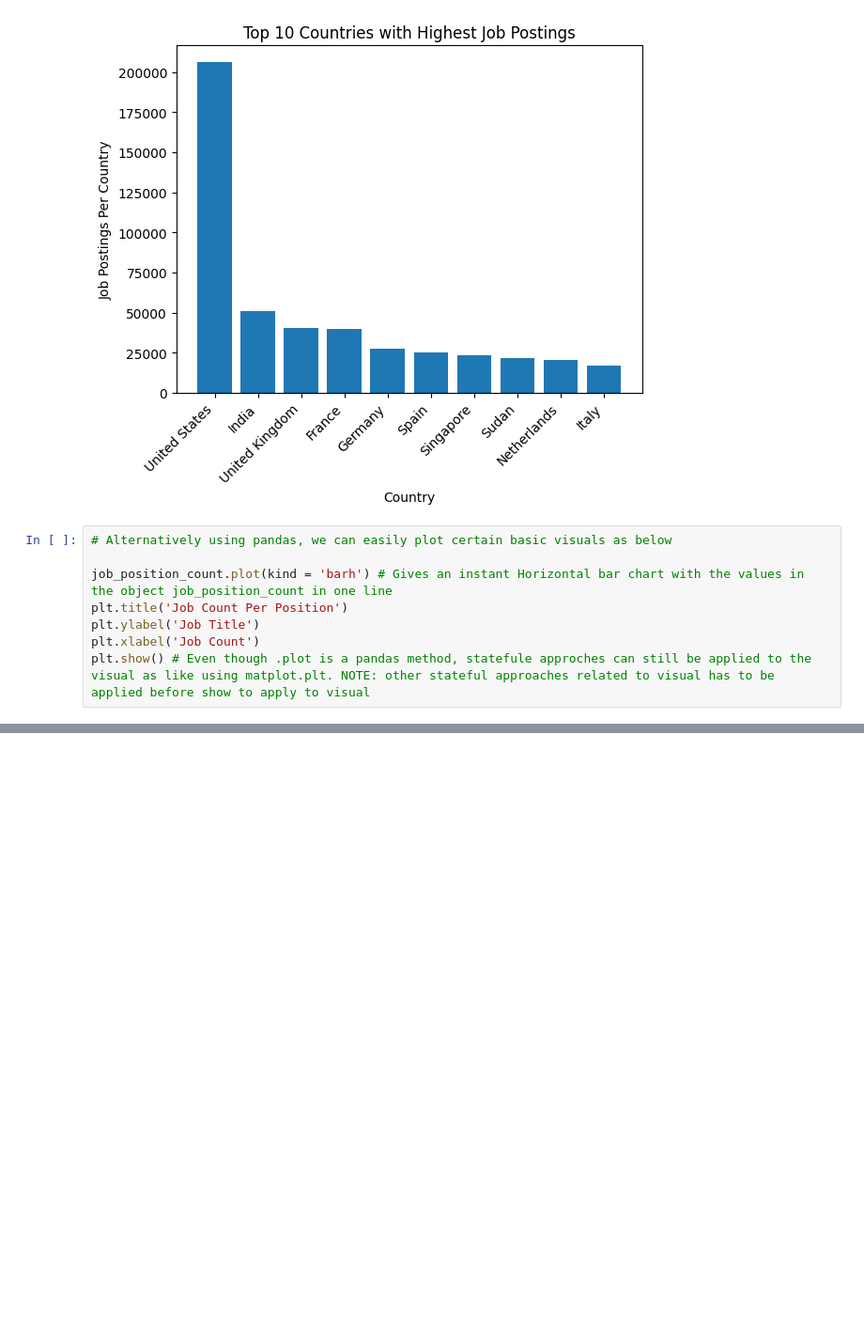
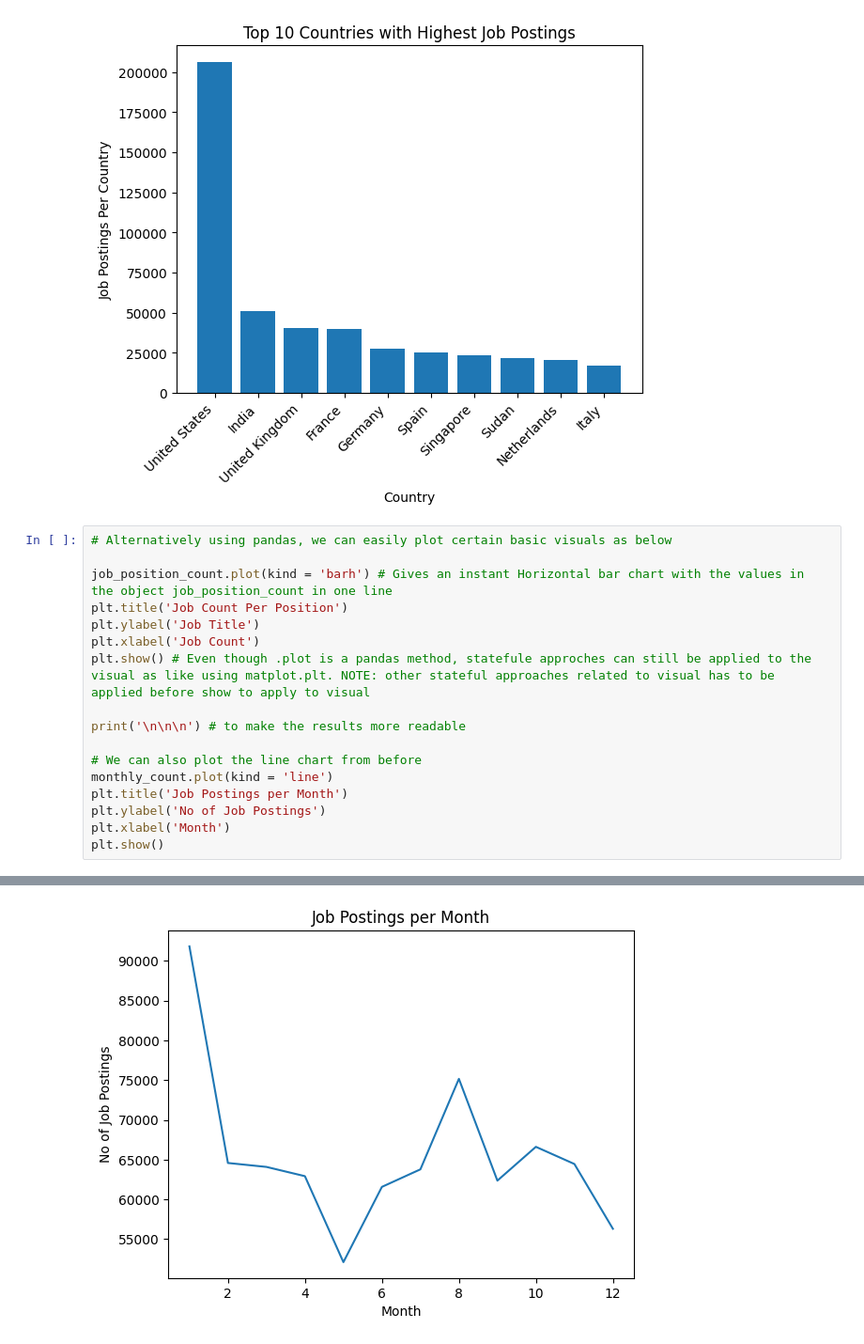
Before and after one commit to dareoyeleke/python_scripting, a Jupyter notebook: matplot_basics.ipynb, the cells around one changed output, grey strips where cells are left out. Shown at 94% size. Cells and saved outputs as stored; diff of their text form; blank space fills up the shorter version.

```diff
--- a/matplot_basics.ipynb
+++ b/matplot_basics.ipynb
@@ -113,10 +145,20 @@ plt.show()
 # %%
 # Alternatively using pandas, we can easily plot certain basic visuals as below
 
 job_position_count.plot(kind = 'barh') # Gives an instant Horizontal bar chart with the values in the object job_position_count in one line
 plt.title('Job Count Per Position')
 plt.ylabel('Job Title')
 plt.xlabel('Job Count')
 plt.show() # Even though .plot is a pandas method, statefule approches can still be applied to the visual as like using matplot.plt. NOTE: other stateful approaches related to visual has to be applied before show to apply to visual
+
+print('\n\n\n') # to make the results more readable
+
+# We can also plot the line chart from before
+monthly_count.plot(kind = 'line')
+plt.title('Job Postings per Month')
+plt.ylabel('No of Job Postings')
+plt.xlabel('Month')
+plt.show()
 # %% [output]
 [figure]
+[figure, added]
```
Also changed, not shown: parts of 3 cells of this notebook.
